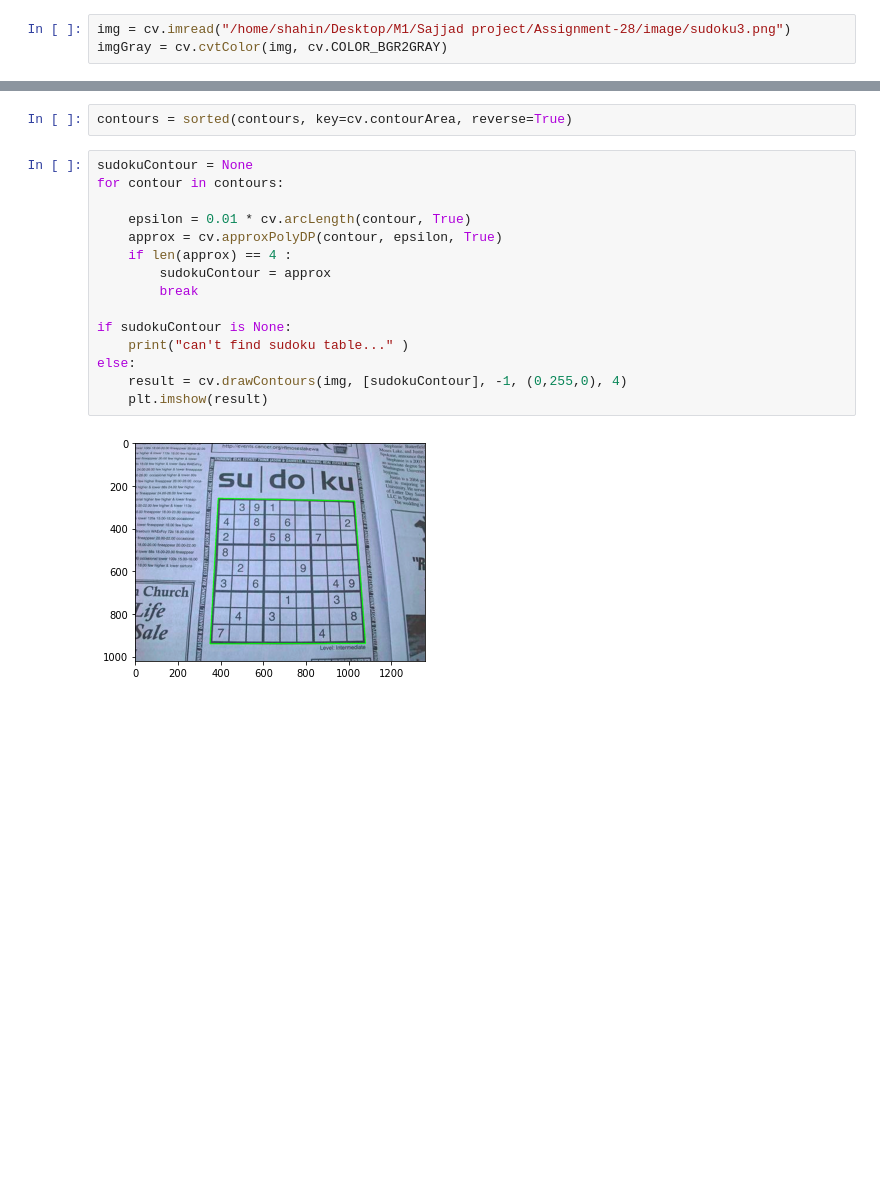
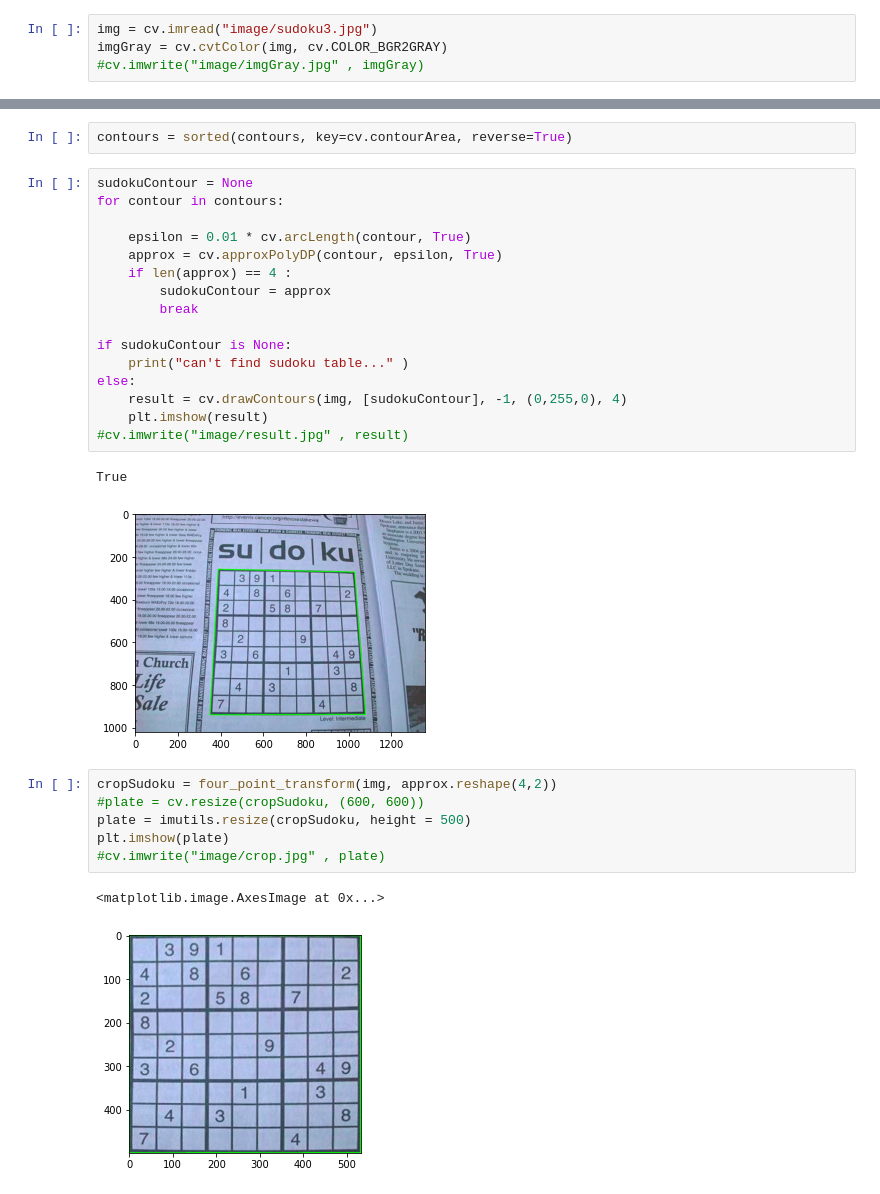
Before and after one commit to schahinheidari/image_processing_Assignment_28, a Jupyter notebook: sudoku.ipynb, the cells around one changed output, grey strips where cells are left out. Cells and saved outputs as stored; diff of their text form; blank space fills up the shorter version.

Commit message:
added sudoku detector live assignment

```diff
--- a/sudoku.ipynb
+++ b/sudoku.ipynb
@@ -4,3 +6,4 @@ import matplotlib.pyplot as plt
 # %%
-img = cv.imread("/home/shahin/Desktop/M1/Sajjad project/Assignment-28/image/sudoku3.png")
+img = cv.imread("image/sudoku3.jpg")
 imgGray = cv.cvtColor(img, cv.COLOR_BGR2GRAY)
+#cv.imwrite("image/imgGray.jpg" , imgGray)
@@ -62,5 +52,16 @@ if sudokuContour is None:
 else:
     result = cv.drawContours(img, [sudokuContour], -1, (0,255,0), 4)
     plt.imshow(result)
+#cv.imwrite("image/result.jpg" , result)
 # %% [output]
+True
 [figure]
+# %%
+cropSudoku = four_point_transform(img, approx.reshape(4,2))
+#plate = cv.resize(cropSudoku, (600, 600))
+plate = imutils.resize(cropSudoku, height = 500)
+plt.imshow(plate)
+#cv.imwrite("image/crop.jpg" , plate)
+# %% [output]
+<matplotlib.image.AxesImage at 0x...>
+[figure, added]
```
Also changed, not shown: parts of 6 cells of this notebook, 2 other files.
